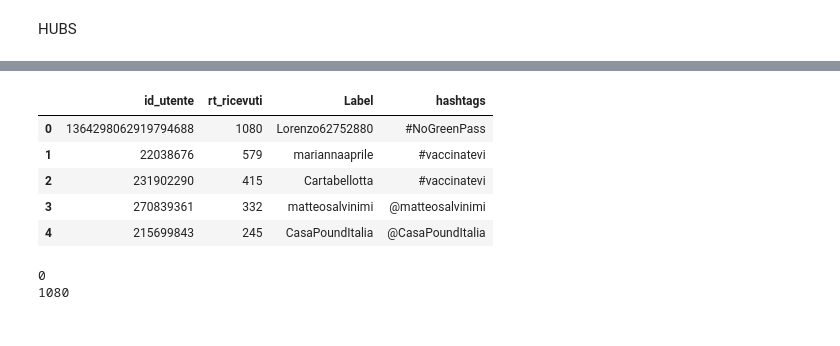
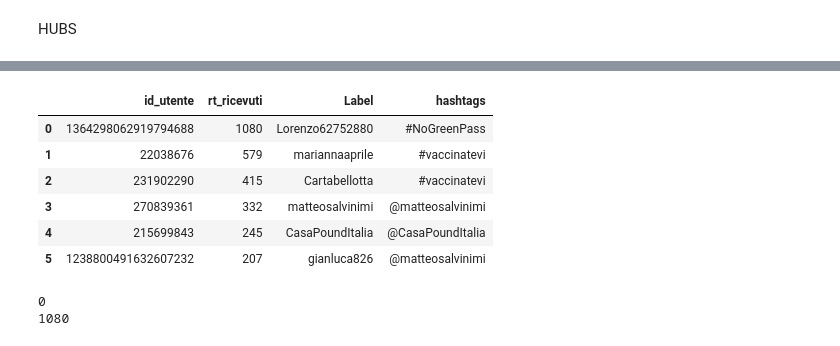
Before and after one commit to ES-git95/SMA-Project, a Jupyter notebook: evaluation.ipynb, the cells around one changed output, grey strips where cells are left out. Saved outputs shown, nothing was run; the diff lists cells and outputs as text; code cells hidden in the pictures.

```diff
--- a/evaluation.ipynb
+++ b/evaluation.ipynb
@@ -208,17 +227,18 @@ HUBS
 # %%
 in_degrees=dict(G_directed.in_degree())
 in_degrees_sort=dict(sorted(in_degrees.items(), key=lambda item: item[1], reverse= True))
 HUBS=pd.DataFrame(list(in_degrees_sort.items()),columns=("id_utente","rt_ricevuti"))
 HUBS=pd.merge(HUBS,nodes[["Id","Label","hashtags"]],left_on="id_utente",right_on="Id",how="left")
 HUBS.drop("Id",axis=1,inplace=True)
-HUBS.head(5)
+HUBS.head(6)
 # %% [output]
 |  | id_utente | rt_ricevuti | Label | hashtags |
 | 0 | 1364298062919794688 | 1080 | Lorenzo62752880 | #NoGreenPass |
 | 1 | 22038676 | 579 | mariannaaprile | #vaccinatevi |
 | 2 | 231902290 | 415 | Cartabellotta | #vaccinatevi |
 | 3 | 270839361 | 332 | matteosalvinimi | @matteosalvinimi |
 | 4 | 215699843 | 245 | CasaPoundItalia | @CasaPoundItalia |
+| 5 | 1238800491632607232 | 207 | gianluca826 | @matteosalvinimi |
 # %%
 print(min(in_degrees_sort.values()))
 print(max(in_degrees_sort.values()))
```
Also changed, not shown: parts of 2 cells of this notebook.
